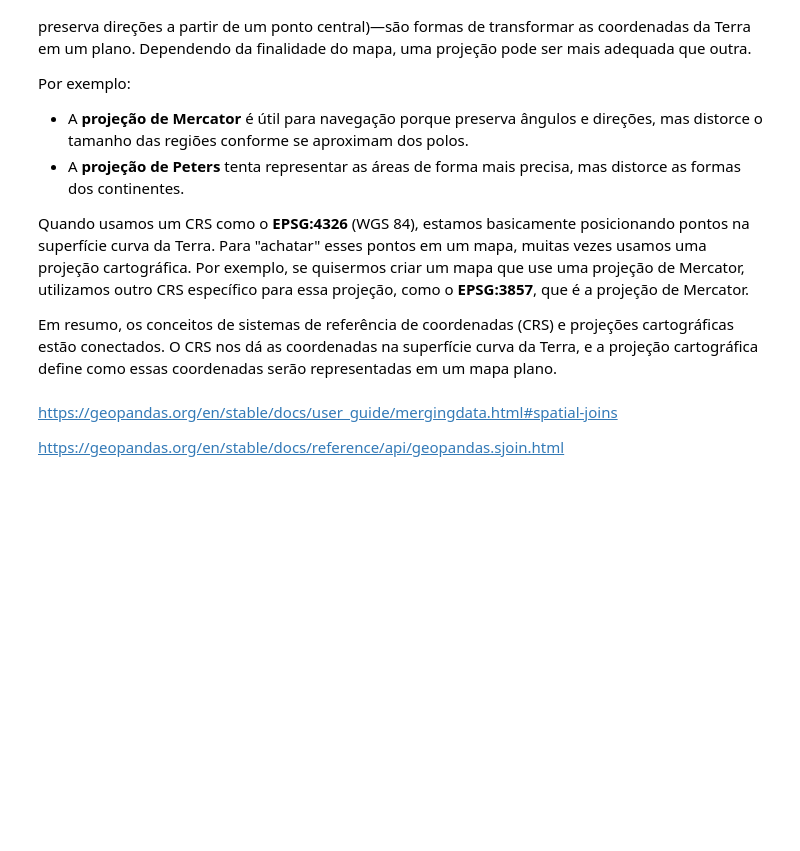
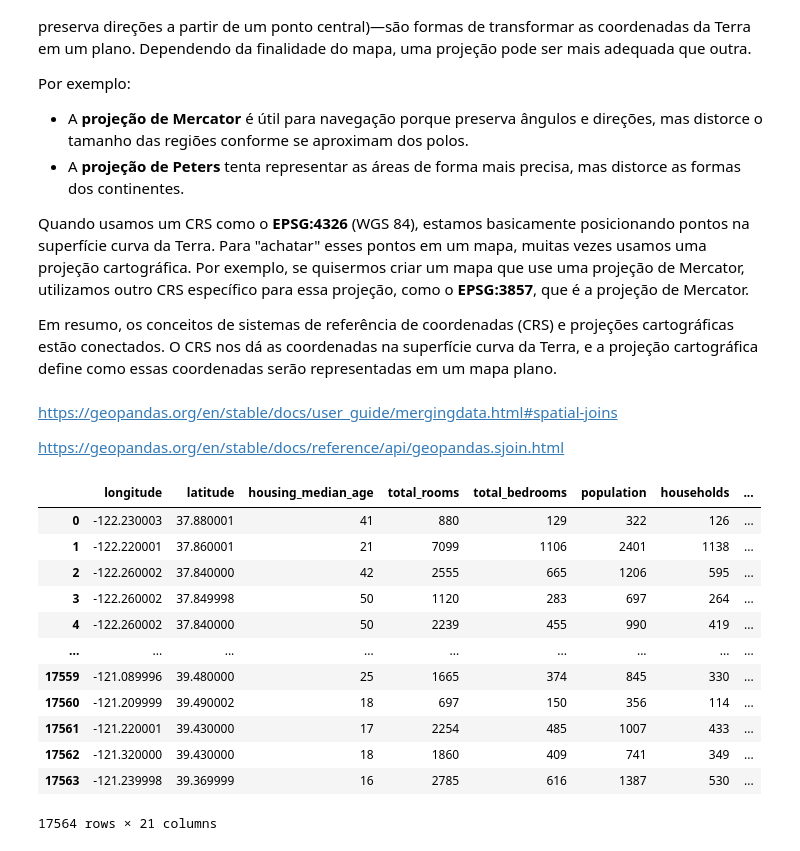
Before and after one commit to VieiraJulio/Projeto-Regressao---Em-dev, a Jupyter notebook: notebooks/03-jv-geo_parte_00.ipynb, the cells around one changed output. Saved outputs shown, nothing was run; the diff lists cells and outputs as text; code cells hidden in the pictures; blank space fills up the shorter version.

Commit message:
03.04 GeoPandas projeto de Regressão (gdf e o gdf_counties com join)

```diff
--- a/notebooks/03-jv-geo_parte_00.ipynb
+++ b/notebooks/03-jv-geo_parte_00.ipynb
@@ -261,3 +261,21 @@ Em resumo, os conceitos de sistemas de referência de coordenadas (CRS) e proje
 https://geopandas.org/en/stable/docs/user_guide/mergingdata.html#spatial-joins
 
 https://geopandas.org/en/stable/docs/reference/api/geopandas.sjoin.html
+# %%
+gdf_joined = gpd.sjoin(gdf, gdf_counties, how = "left", predicate = "within")
+
+gdf_joined
+# %% [output]
+|  | longitude | latitude | housing_median_age | total_rooms | total_bedrooms | population | households | ... |
+| 0 | -122.230003 | 37.880001 | 41 | 880 | 129 | 322 | 126 | ... |
+| 1 | -122.220001 | 37.860001 | 21 | 7099 | 1106 | 2401 | 1138 | ... |
+| 2 | -122.260002 | 37.840000 | 42 | 2555 | 665 | 1206 | 595 | ... |
+| 3 | -122.260002 | 37.849998 | 50 | 1120 | 283 | 697 | 264 | ... |
+| 4 | -122.260002 | 37.840000 | 50 | 2239 | 455 | 990 | 419 | ... |
+| ... | ... | ... | ... | ... | ... | ... | ... | ... |
+| 17559 | -121.089996 | 39.480000 | 25 | 1665 | 374 | 845 | 330 | ... |
+| 17560 | -121.209999 | 39.490002 | 18 | 697 | 150 | 356 | 114 | ... |
+| 17561 | -121.220001 | 39.430000 | 17 | 2254 | 485 | 1007 | 433 | ... |
+| 17562 | -121.320000 | 39.430000 | 18 | 1860 | 409 | 741 | 349 | ... |
+| 17563 | -121.239998 | 39.369999 | 16 | 2785 | 616 | 1387 | 530 | ... |
+17564 rows × 21 columns
```
Also changed, not shown: parts of 2 cells of this notebook.
